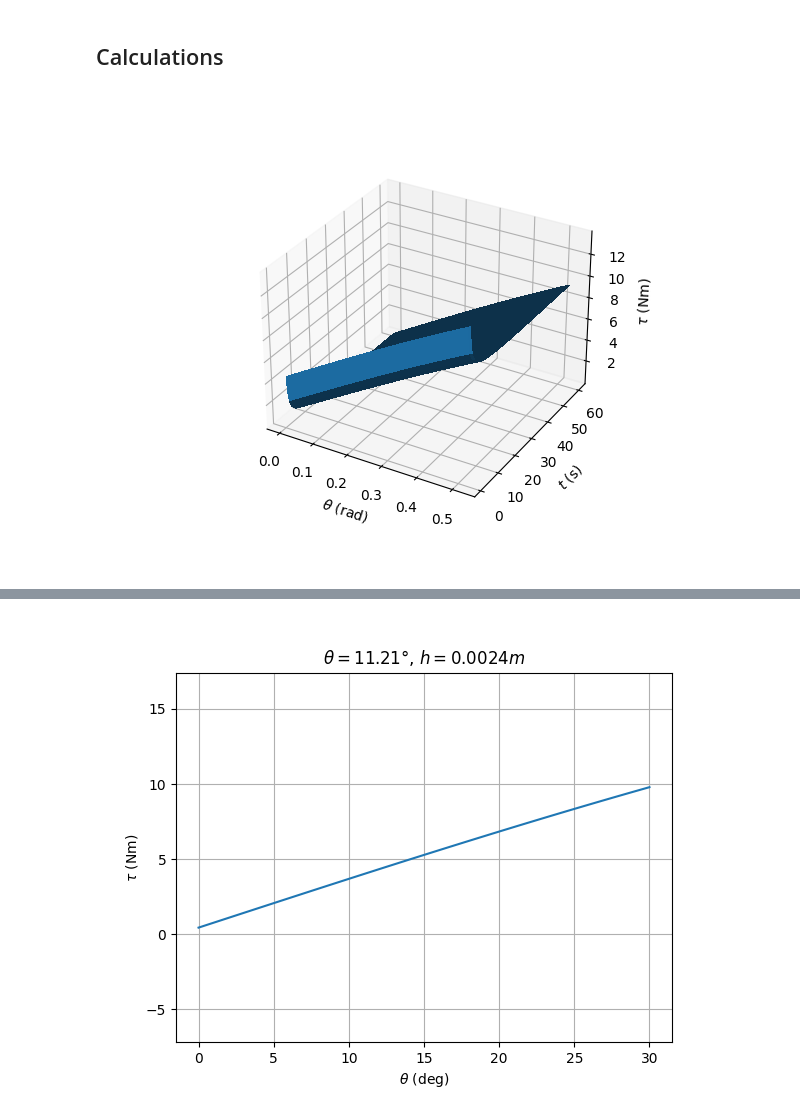
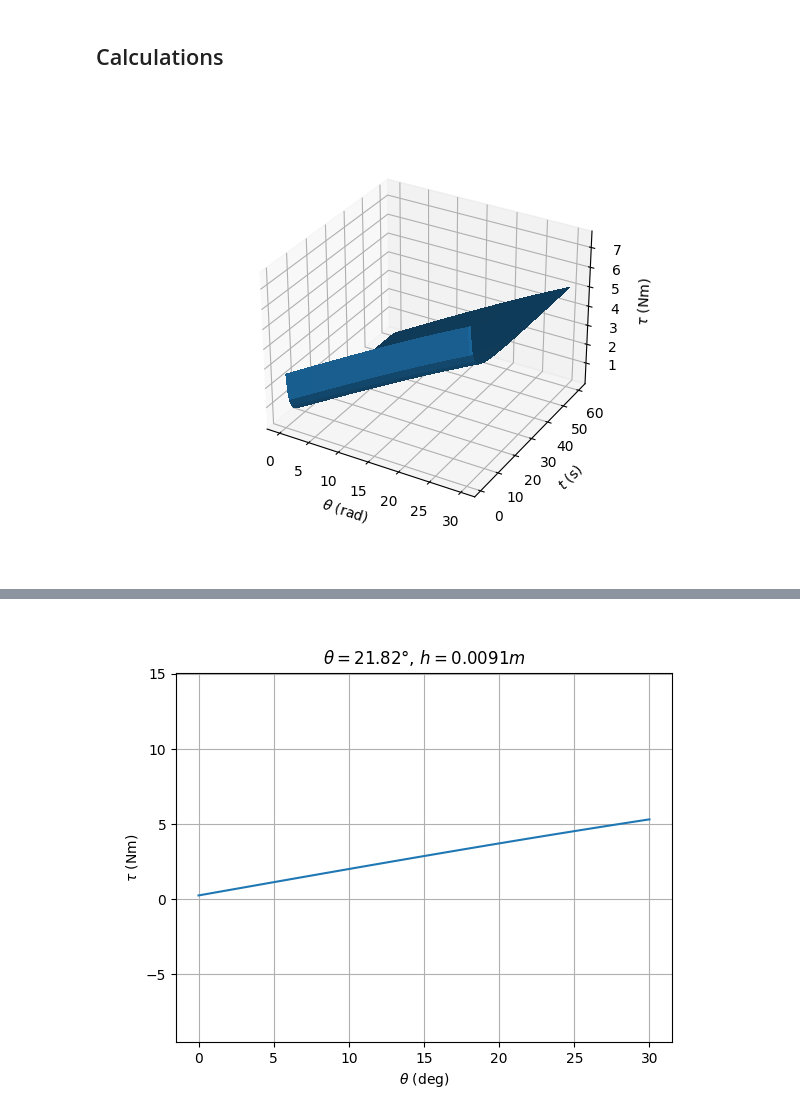
Before and after one commit to cychitivav/pai, a Jupyter notebook: docs/source/notebooks/motor.ipynb, the cells around one changed output, grey strips where cells are left out. Drawn from its saved outputs; the diff is of its cells as text; code cells hidden in the pictures.

```diff
--- a/docs/source/notebooks/motor.ipynb
+++ b/docs/source/notebooks/motor.ipynb
@@ -52,7 +50,7 @@ import matplotlib.pyplot as plt
 # Parameters
 wc = 160 * 2 * np.pi / 60 # rad/s
 tc = np.linspace(1, 60, 100) # s
-m = 30 / 2 # kg
+m = 65 / 8 # kg
 
 # Constants
 r = 5 * 0.0254 # m
@@ -63,29 +61,29 @@ mr = 1 # kg
 # %%
 vc = wc * r
 a = vc / tc
 
 I = 0.5 * mr * r**2 + mr * r**2 # Parallel axis theorem
 alpha = a / r
 
 # Theta vector
 theta = np.linspace(0, np.deg2rad(30), 100)
 
 t, th = np.meshgrid(tc, theta)
 
 a = vc / t
 alpha = a / r
 tau = m * r * (g*np.sin(th) + a) + I * alpha
 
 # Plot
 plt.figure()
 ax = plt.axes(projection='3d')
-ax.plot_surface(th, t, tau, linewidth=0, antialiased=False)
+ax.plot_surface(np.rad2deg(th), t, tau, linewidth=0, antialiased=False)
 ax.set_xlabel(r'$\theta$ (rad)')
 ax.set_ylabel(r'$t$ (s)')
 ax.set_zlabel(r'$\tau$ (Nm)')
 plt.show()
 # %% [output]
-[figure, old version]
+[figure, new version]
 # %% [markdown]
 ## Maximum step or obstacle
 The maximum step or obstacle that the robot can climb is calculated using the previous equations. Climbing a step is equivalent to climbing a slope, so the equations are the same.
@@ -123,4 +121,4 @@ theta_max = theta[np.where(tau >= tau_max)[0][0]]
 plt.title(r'$\theta = {:.2f}°$, $h = {:.4f} m$'.format(np.rad2deg(theta_max), r*(1-np.cos(theta_max))))
 plt.show()
 # %% [output]
-[figure, old version]
+[figure, new version]
```
Also changed, not shown: parts of 1 cell of this notebook, 1 other file.
